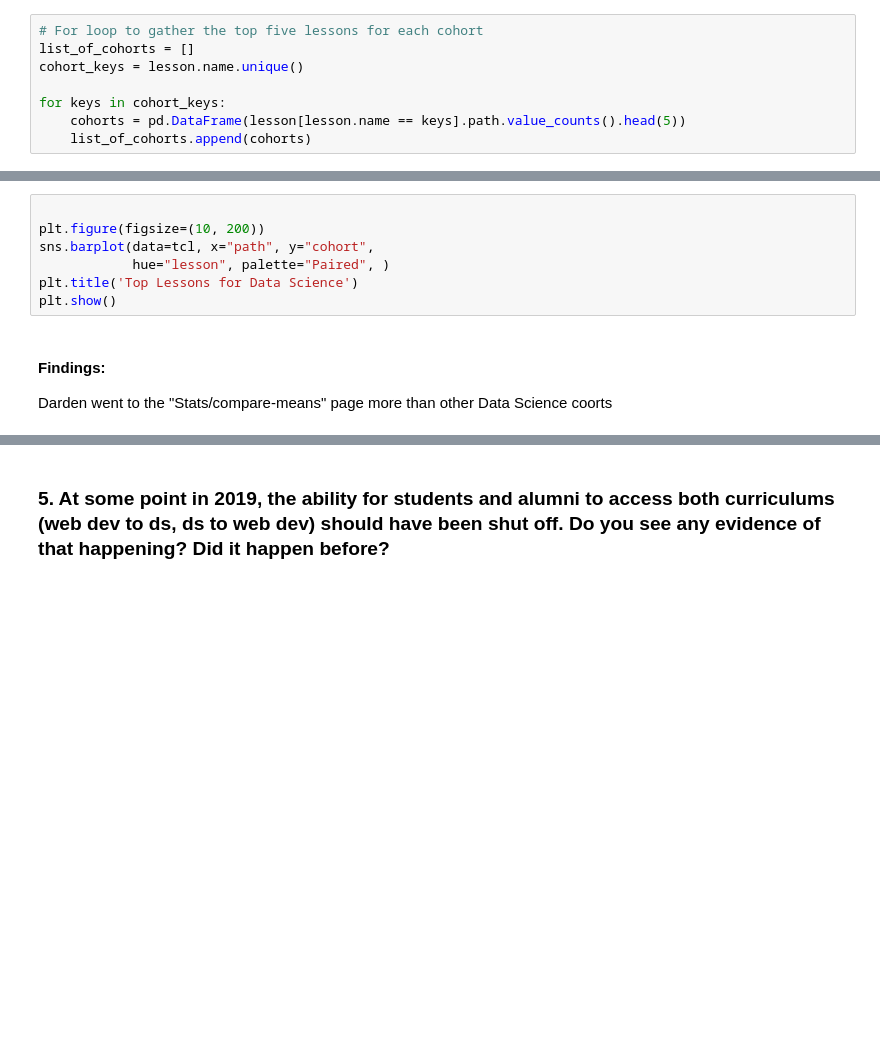
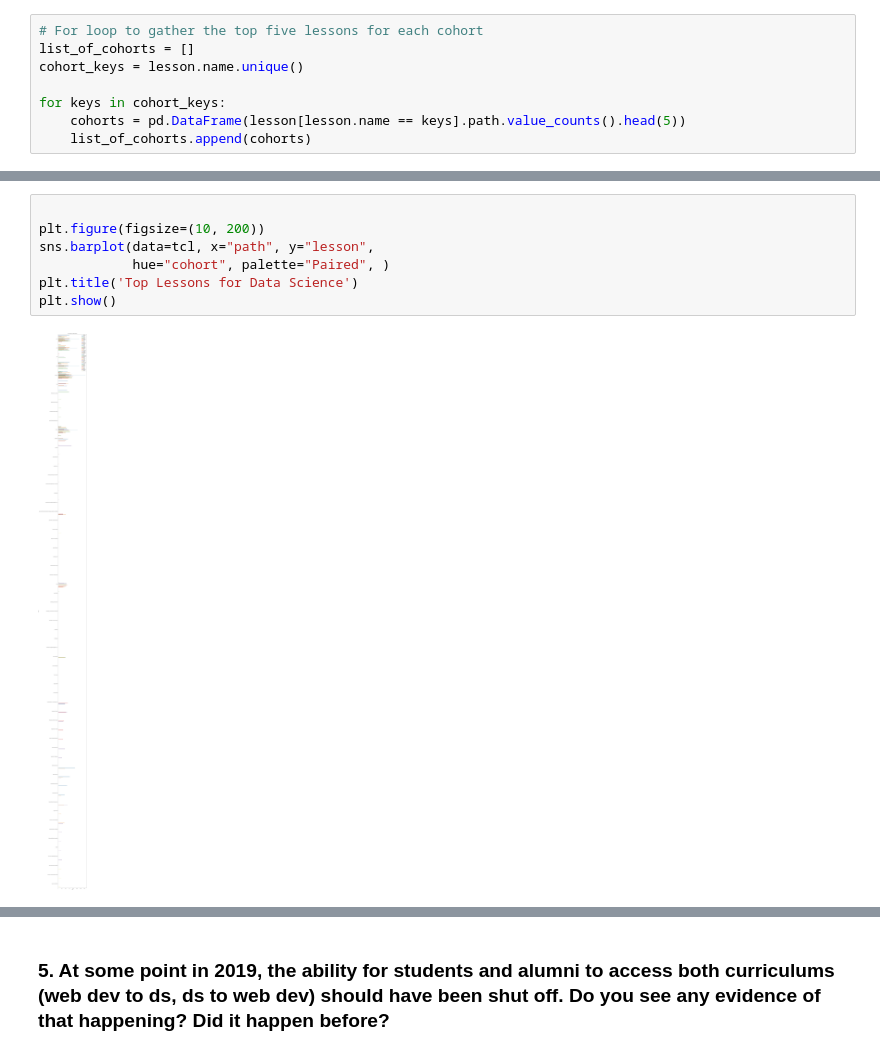
Before and after one commit to jeffakins/anomaly_detection_project, a Jupyter notebook: anomaly_detection_project.ipynb, the cells around one changed output, grey strips where cells are left out. Cells and saved outputs as stored; diff of their text form; blank space fills up the shorter version.

```diff
--- a/anomaly_detection_project.ipynb
+++ b/anomaly_detection_project.ipynb
@@ -265,10 +299,9 @@ tcl.head()
 # %%
 
 plt.figure(figsize=(10, 200))
-sns.barplot(data=tcl, x="path", y="cohort",
-            hue="lesson", palette="Paired", )
+sns.barplot(data=tcl, x="path", y="lesson",
+            hue="cohort", palette="Paired", )
 plt.title('Top Lessons for Data Science')
 plt.show()
+# %% [output]
+[figure, added]
-# %% [markdown]
-#### Findings:
-Darden went to the "Stats/compare-means" page more than other Data Science coorts
```
Also changed, not shown: parts of 13 cells of this notebook.
